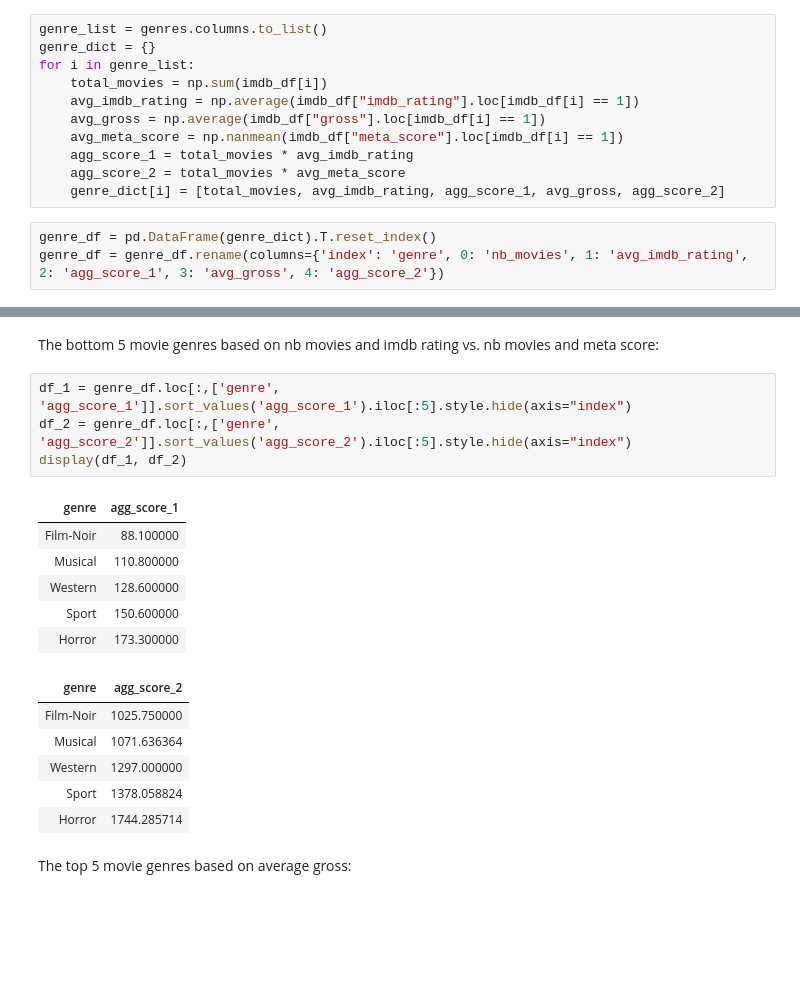
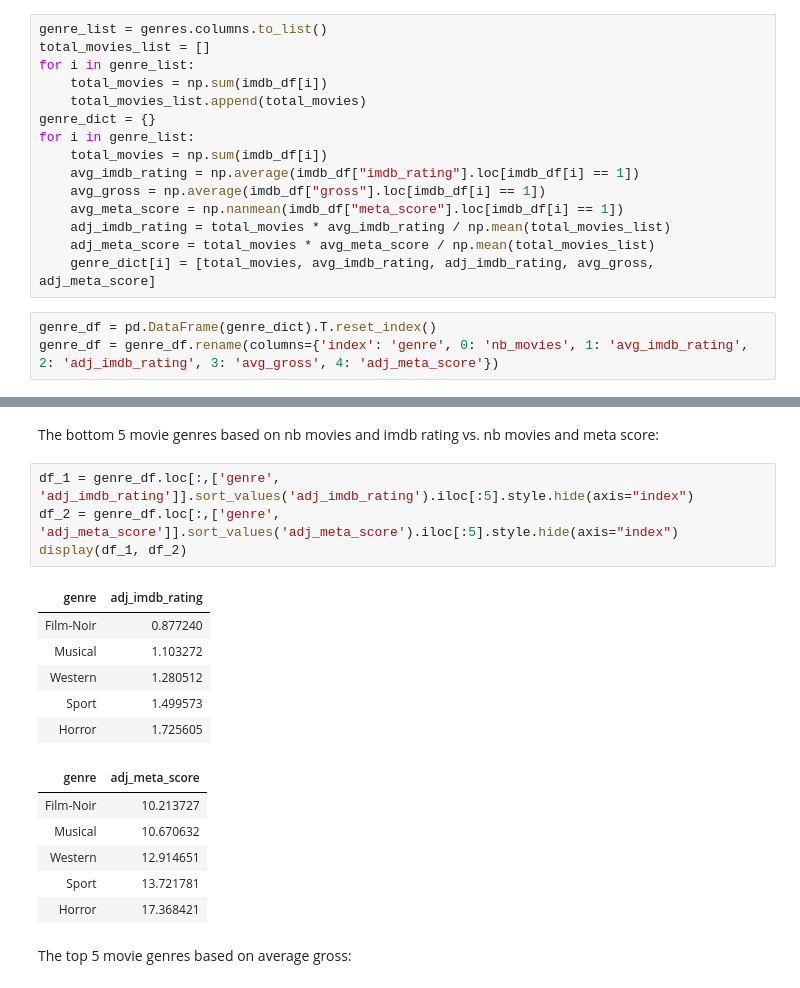
Before and after one commit to raphaeldahomay/school_da_project_m2, a Jupyter notebook: bo_da_imdb.ipynb, the cells around one changed output, grey strips where cells are left out. Drawn from its saved outputs; the diff is of its cells as text; blank space fills up the shorter version.

```diff
--- a/bo_da_imdb.ipynb
+++ b/bo_da_imdb.ipynb
@@ -232,18 +232,22 @@ Meta Score (critics) goes from 28.0 to 100.0
 #### Comparing Genre
 # %%
 genre_list = genres.columns.to_list()
+total_movies_list = []
+for i in genre_list:
+    total_movies = np.sum(imdb_df[i])
+    total_movies_list.append(total_movies)
 genre_dict = {}
 for i in genre_list:
     total_movies = np.sum(imdb_df[i])
     avg_imdb_rating = np.average(imdb_df["imdb_rating"].loc[imdb_df[i] == 1])
     avg_gross = np.average(imdb_df["gross"].loc[imdb_df[i] == 1])
     avg_meta_score = np.nanmean(imdb_df["meta_score"].loc[imdb_df[i] == 1])
-    agg_score_1 = total_movies * avg_imdb_rating
-    agg_score_2 = total_movies * avg_meta_score
-    genre_dict[i] = [total_movies, avg_imdb_rating, agg_score_1, avg_gross, agg_score_2]
+    adj_imdb_rating = total_movies * avg_imdb_rating / np.mean(total_movies_list)
+    adj_meta_score = total_movies * avg_meta_score / np.mean(total_movies_list)
+    genre_dict[i] = [total_movies, avg_imdb_rating, adj_imdb_rating, avg_gross, adj_meta_score]
 # %%
 genre_df = pd.DataFrame(genre_dict).T.reset_index()
-genre_df = genre_df.rename(columns={'index': 'genre', 0: 'nb_movies', 1: 'avg_imdb_rating', 2: 'agg_score_1', 3: 'avg_gross', 4: 'agg_score_2'})
+genre_df = genre_df.rename(columns={'index': 'genre', 0: 'nb_movies', 1: 'avg_imdb_rating', 2: 'adj_imdb_rating', 3: 'avg_gross', 4: 'adj_meta_score'})
 # %% [markdown]
 The top 5 movie genres based on nb movies and imdb rating vs. nb movies and meta score:
 # %%
@@ -268,22 +272,22 @@ Critics seem to prefer more Adventure movies than audience
 # %% [markdown]
 The bottom 5 movie genres based on nb movies and imdb rating vs. nb movies and meta score:
 # %%
-df_1 = genre_df.loc[:,['genre', 'agg_score_1']].sort_values('agg_score_1').iloc[:5].style.hide(axis="index")
-df_2 = genre_df.loc[:,['genre', 'agg_score_2']].sort_values('agg_score_2').iloc[:5].style.hide(axis="index")
+df_1 = genre_df.loc[:,['genre', 'adj_imdb_rating']].sort_values('adj_imdb_rating').iloc[:5].style.hide(axis="index")
+df_2 = genre_df.loc[:,['genre', 'adj_meta_score']].sort_values('adj_meta_score').iloc[:5].style.hide(axis="index")
 display(df_1, df_2)
 # %% [output]
-| genre | agg_score_1 |
-| Film-Noir | 88.100000 |
-| Musical | 110.800000 |
-| Western | 128.600000 |
-| Sport | 150.600000 |
-| Horror | 173.300000 |
+| genre | adj_imdb_rating |
+| Film-Noir | 0.877240 |
+| Musical | 1.103272 |
+| Western | 1.280512 |
+| Sport | 1.499573 |
+| Horror | 1.725605 |
-| genre | agg_score_2 |
-| Film-Noir | 1025.750000 |
-| Musical | 1071.636364 |
-| Western | 1297.000000 |
-| Sport | 1378.058824 |
-| Horror | 1744.285714 |
+| genre | adj_meta_score |
+| Film-Noir | 10.213727 |
+| Musical | 10.670632 |
+| Western | 12.914651 |
+| Sport | 13.721781 |
+| Horror | 17.368421 |
 # %% [markdown]
 The top 5 movie genres based on average gross:
 # %%
```
Also changed, not shown: parts of 1 cell of this notebook, 1 other file.
